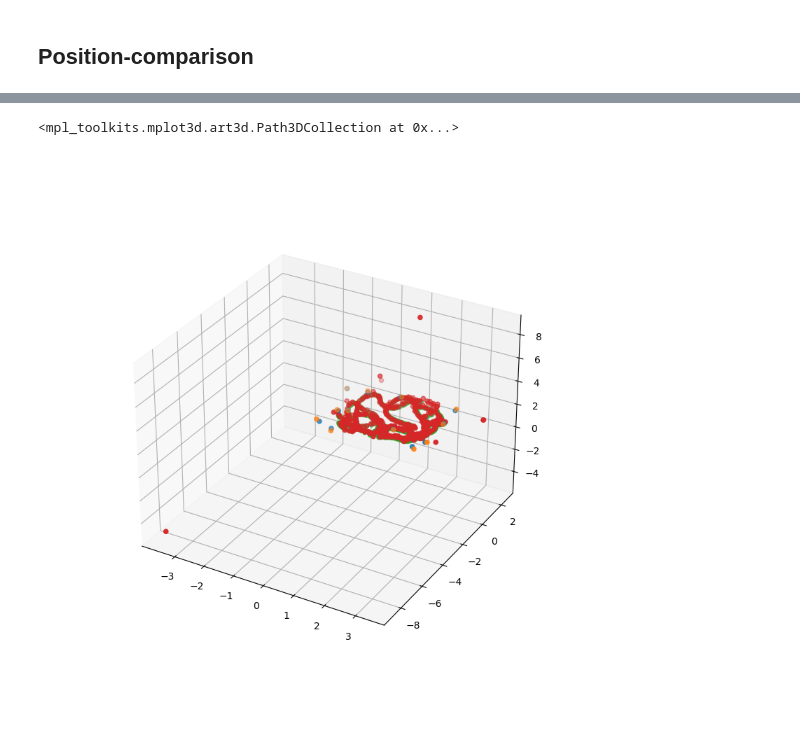
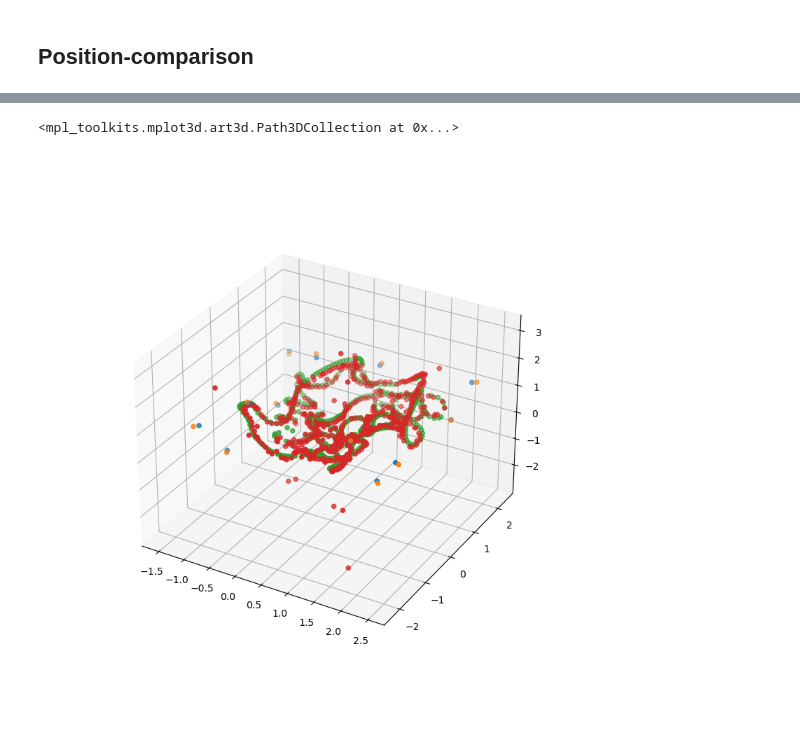
Before and after one commit to Etomer/structure-from-sound-python, a Jupyter notebook: slask/visualize_result.ipynb, the cells around one changed output, grey strips where cells are left out. Cells and saved outputs as stored; diff of their text form; code cells hidden in the pictures.

```diff
--- a/slask/visualize_result.ipynb
+++ b/slask/visualize_result.ipynb
@@ -25,7 +25,7 @@ from src import tdoa_datasets_module
 ## Config
 # %%
 dataset_name = "tdoa_20201016"
-experiment_name = "music_0014"
+experiment_name = "music_0015"
 
 approx_room_size = 10  # meters
 
@@ -96,25 +90,21 @@ plt.hist(res[res < 1], 30)
 # %%
 %matplotlib ipympl
 
-
-# plt.plot(temp - receiver_gt_positions,'.')
-
-# plt.plot(temp[])
 fig = plt.figure(figsize=(8, 8))
 ax = fig.add_subplot(projection='3d')
 
 
 ax.scatter(receiver_positions[:, 0],
            receiver_positions[:, 1], receiver_positions[:, 2], 'r+')
 ax.scatter(receiver_gt_positions[:, 0],
            receiver_gt_positions[:, 1], receiver_gt_positions[:, 2], 'bo')
 
-ax.scatter(speaker_gt_pos[:, 0], speaker_gt_pos[:, 1],
-           speaker_gt_pos[:, 2], 'go')
+ax.scatter(sender_gt_positions[:, 0], sender_gt_positions[:, 1],
+           sender_gt_positions[:, 2], 'go')
 reasonable_ind = np.all(np.logical_and(
-    sender_positions < 10, sender_positions > -10), axis=1)
+    sender_positions < approx_room_size, sender_positions > -approx_room_size), axis=1)
 ax.scatter(sender_positions[reasonable_ind, 0],
            sender_positions[reasonable_ind, 1], sender_positions[reasonable_ind, 2], 'go')
 # %% [output]
 <mpl_toolkits.mplot3d.art3d.Path3DCollection at 0x...>
-[figure, old version]
+[figure, new version]
```
Also changed, not shown: parts of 4 cells of this notebook, 5 other files.
